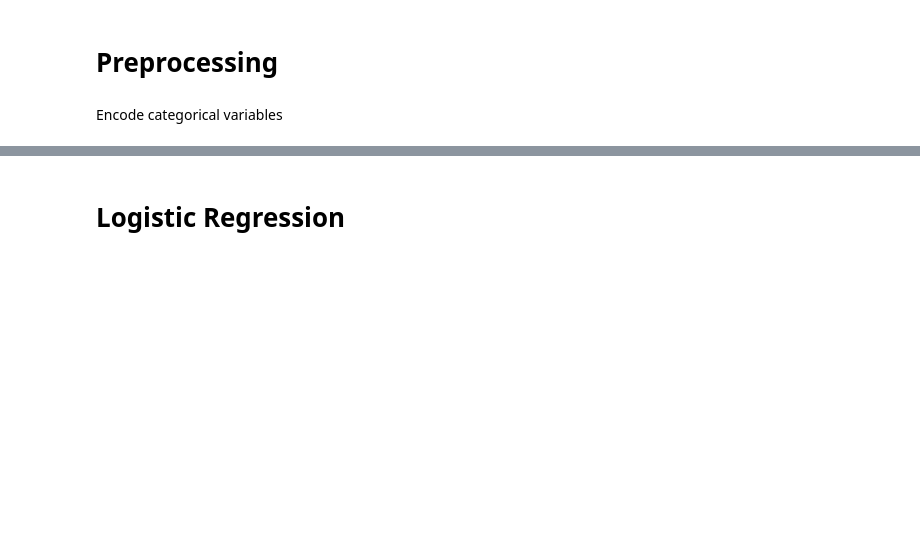
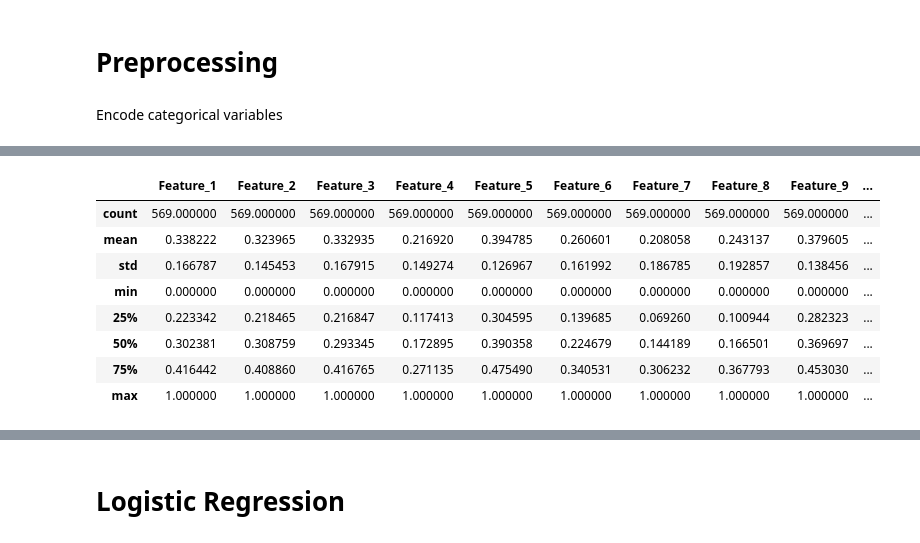
Before and after one commit to negjafari/logistic-regression, a Jupyter notebook: logistic_regression.ipynb, the cells around one changed output, grey strips where cells are left out. Cells and saved outputs as stored; diff of their text form; code cells hidden in the pictures; blank space fills up the shorter version.

```diff
--- a/logistic_regression.ipynb
+++ b/logistic_regression.ipynb
@@ -194,0 +251,12 @@ normalize_features(df2, features_io)
+# %%
+# Compute the correlation matrix
+correlation_matrix1 = df1.corr()
+
+# Isolate the correlations with the label
+label_correlations1 = correlation_matrix1['Diagnosis'].drop('Diagnosis')
+
+# Sort the correlations
+sorted_correlations1 = label_correlations1.sort_values(ascending=False)
+
+print("Sorted correlations:")
+print(sorted_correlations1)
@@ -194,0 +281,30 @@ normalize_features(df2, features_io)
+# %%
+# Select features with correlation greater than 0.5
+top_features = sorted_correlations1[sorted_correlations1 > 0.5].index.tolist()
+
+# Select features with correlation less than -0.5
+bottom_features = sorted_correlations1[sorted_correlations1 < -0.75].index.tolist()
+
+print("Top Features:\n", top_features)
+print("Bottom Features:\n", bottom_features)
+
+
+for feature in top_features:
+    # Square the feature and normalize
+    df1[feature + '_squared'] = df1[feature] ** 2
+    # Normalize the squared feature
+    min_value = df1[feature + '_squared'].min()
+    max_value = df1[feature + '_squared'].max()
+    df1[feature + '_squared'] = (df1[feature + '_squared'] - min_value) / (max_value - min_value)
+
+
+epsilon = 1e-6  # A small constant to prevent division by zero
+
+for feature in bottom_features:
+    # Inverse the feature with epsilon to prevent division by zero or very large values
+    df1[feature + '_inverse'] = 1 / (df1[feature] + epsilon)
+
+    # Normalize the inverse feature
+    min_value = df1[feature + '_inverse'].min()
+    max_value = df1[feature + '_inverse'].max()
+    df1[feature + '_inverse'] = (df1[feature + '_inverse'] - min_value) / (max_value - min_value)
@@ -194,0 +328,12 @@ normalize_features(df2, features_io)
+# %%
+df1.describe()
+# %% [output]
+|  | Feature_1 | Feature_2 | Feature_3 | Feature_4 | Feature_5 | Feature_6 | Feature_7 | Feature_8 | Feature_9 | ... |
+| count | 569.000000 | 569.000000 | 569.000000 | 569.000000 | 569.000000 | 569.000000 | 569.000000 | 569.000000 | 569.000000 | ... |
+| mean | 0.338222 | 0.323965 | 0.332935 | 0.216920 | 0.394785 | 0.260601 | 0.208058 | 0.243137 | 0.379605 | ... |
+| std | 0.166787 | 0.145453 | 0.167915 | 0.149274 | 0.126967 | 0.161992 | 0.186785 | 0.192857 | 0.138456 | ... |
+| min | 0.000000 | 0.000000 | 0.000000 | 0.000000 | 0.000000 | 0.000000 | 0.000000 | 0.000000 | 0.000000 | ... |
+| 25% | 0.223342 | 0.218465 | 0.216847 | 0.117413 | 0.304595 | 0.139685 | 0.069260 | 0.100944 | 0.282323 | ... |
+| 50% | 0.302381 | 0.308759 | 0.293345 | 0.172895 | 0.390358 | 0.224679 | 0.144189 | 0.166501 | 0.369697 | ... |
+| 75% | 0.416442 | 0.408860 | 0.416765 | 0.271135 | 0.475490 | 0.340531 | 0.306232 | 0.367793 | 0.453030 | ... |
+| max | 1.000000 | 1.000000 | 1.000000 | 1.000000 | 1.000000 | 1.000000 | 1.000000 | 1.000000 | 1.000000 | ... |
```
Also changed, not shown: parts of 54 cells of this notebook, 1 other file.
